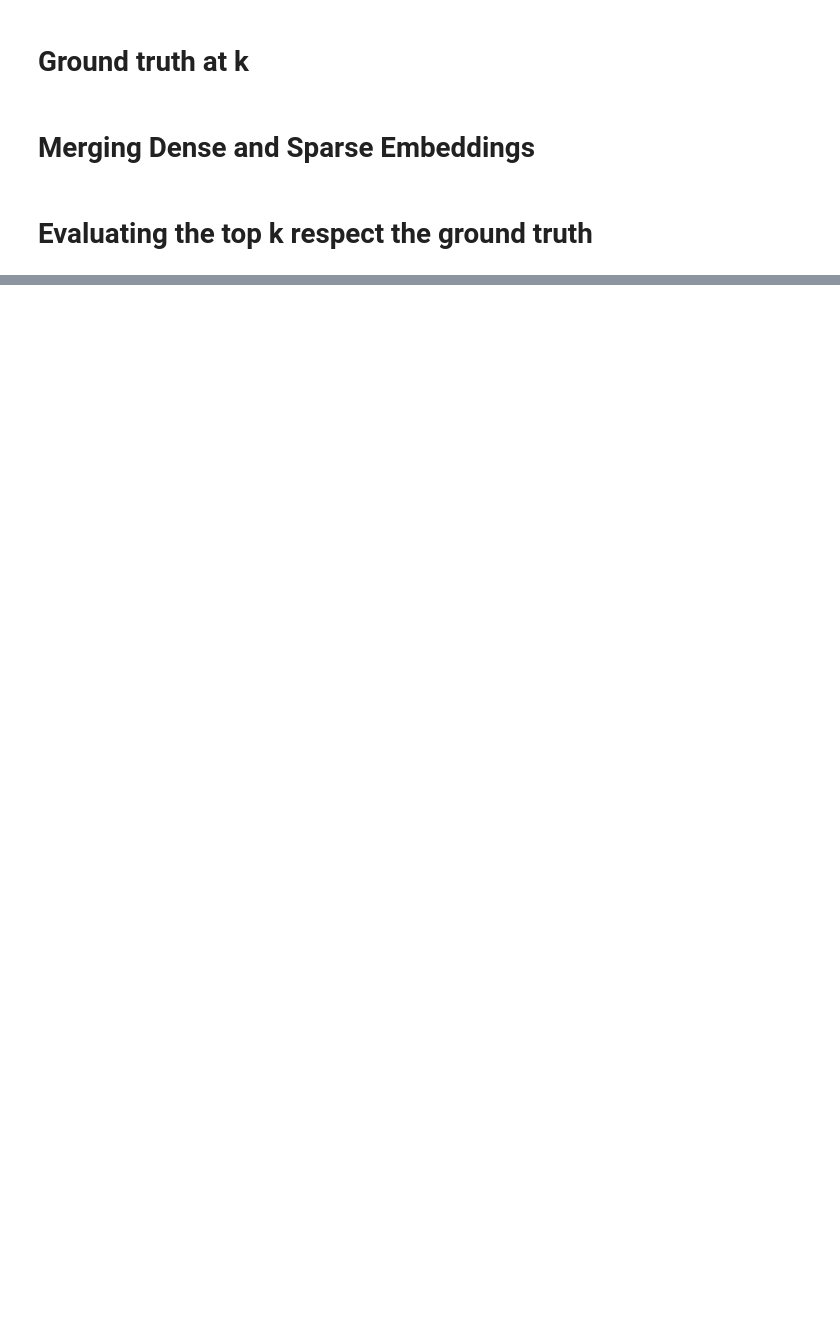
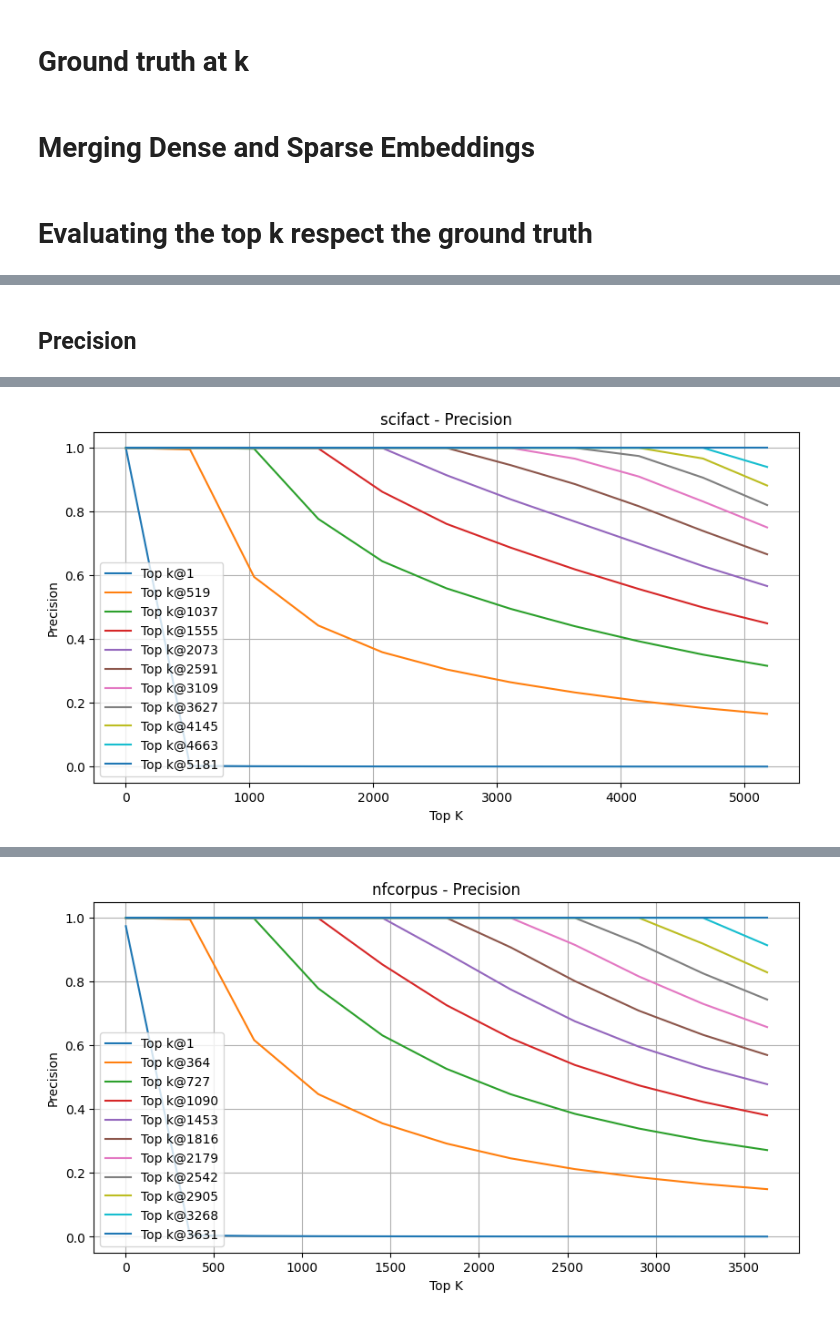
Before and after one commit to zuliani99/Sparse-Dense_Retrieval, a Jupyter notebook: Sparse_Dense_Retrieval.ipynb, the cells around one changed output, grey strips where cells are left out. Saved outputs shown, nothing was run; the diff lists cells and outputs as text; code cells hidden in the pictures; blank space fills up the shorter version.

```diff
--- a/Sparse_Dense_Retrieval.ipynb
+++ b/Sparse_Dense_Retrieval.ipynb
@@ -301,0 +464,5 @@ for dataset, dataset_result in datasets_results_evaluate_top_k.items():
+# %% [markdown]
+## Precision
+# %%
+print_scores(datasets, datasets_results_evaluate_top_k, 'precision')
+# %% [output]
@@ -301,0 +475 @@ for dataset, dataset_result in datasets_results_evaluate_top_k.items():
+[figure, added]
@@ -301,0 +480 @@ for dataset, dataset_result in datasets_results_evaluate_top_k.items():
+[figure, added]
```
Also changed, not shown: parts of 21 cells of this notebook.
